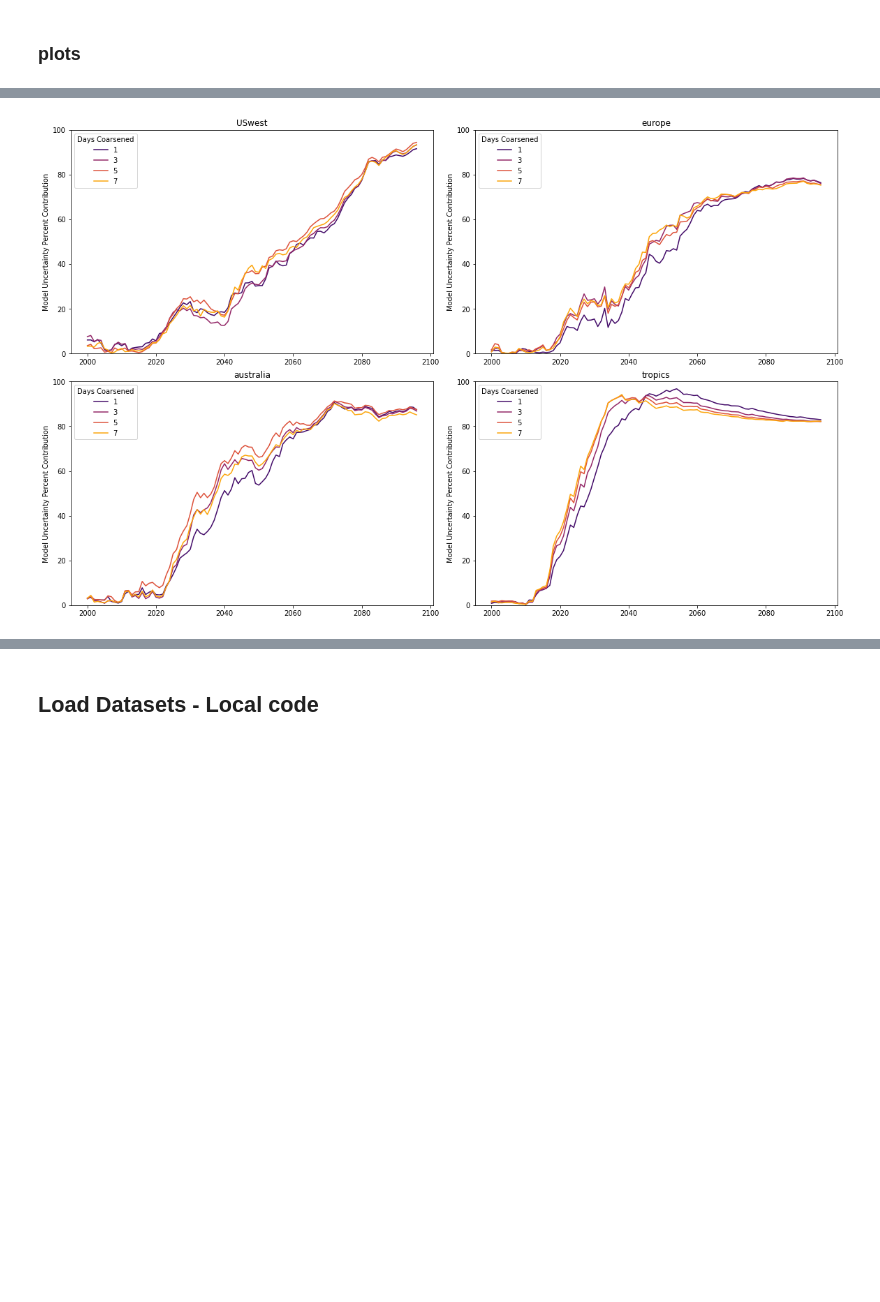
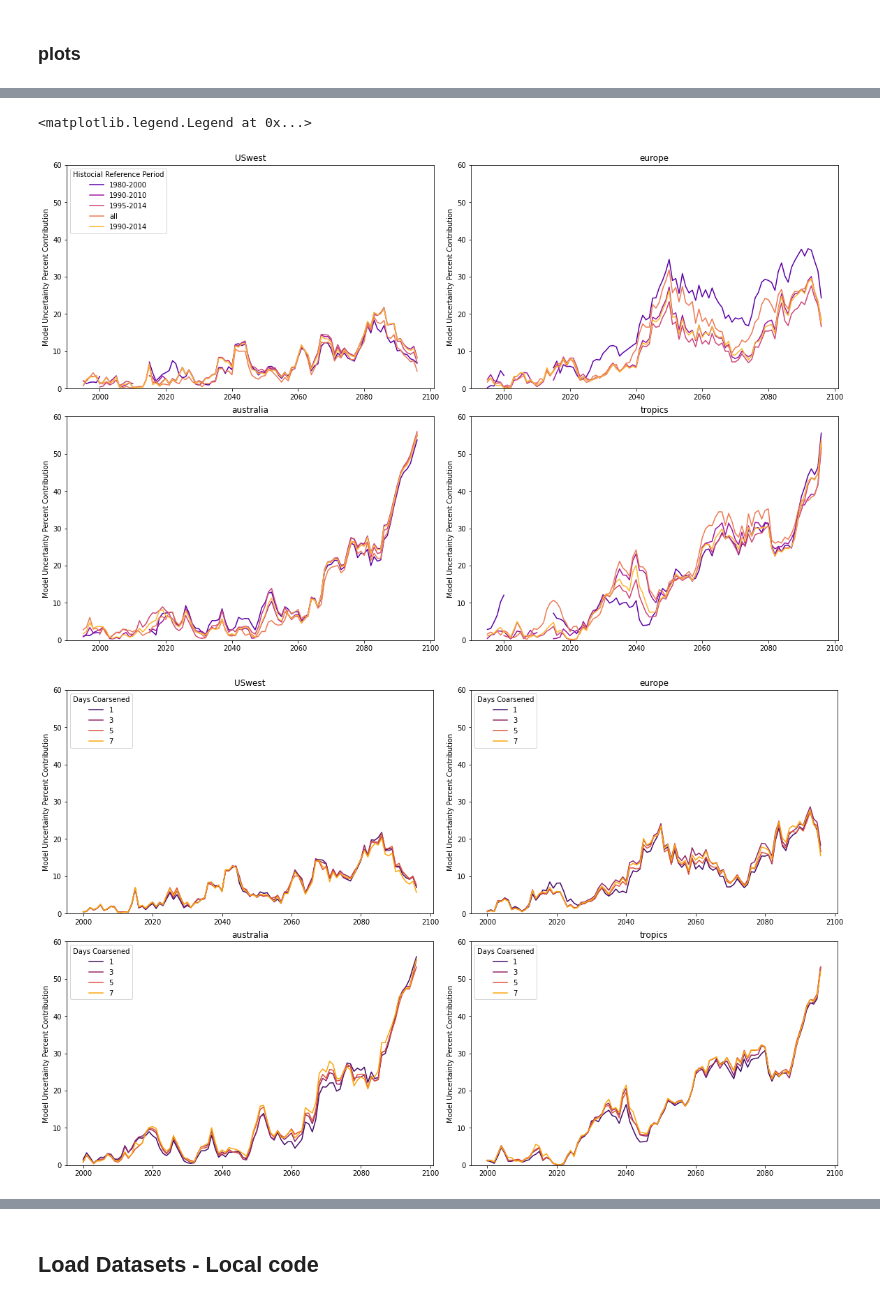
Before and after one commit to MackenzieBlanusa/InternalVariability, a Jupyter notebook: notebooks/SensitivityPlots.ipynb, the cells around one changed output, grey strips where cells are left out. Cells and saved outputs as stored; diff of their text form; code cells hidden in the pictures; blank space fills up the shorter version.

```diff
--- a/notebooks/SensitivityPlots.ipynb
+++ b/notebooks/SensitivityPlots.ipynb
@@ -149,7 +162,7 @@ test_histslice = sensitivity_allregions(parameter='hist_slice',
                                                 'coarsen':1,
                                                 'consec_days':1,
                                                 'rolling_average':10,
-                                                'hist_slice':[slice('1920','1940'),slice('1960','1980'),
+                                                'hist_slice':[slice('1980','2000'),
                                                               slice('1990','2010'),slice('1995','2014'),
                                                               slice(None, None), slice('1990', None)]
                                                }
@@ -314,3 +325,21 @@ for axe,r in zip(axes,regions):
+# %%
+fig,ax = plt.subplots(nrows=2,ncols=2,constrained_layout=True,figsize=(16,10))
+colors = sns.color_palette("plasma", len(test_histslice.concat_dim))
+axes = [ax[0,0],ax[0,1],ax[1,0],ax[1,1]]
+regions = ['USwest','europe','australia','tropics']
+for axe,r in zip(axes,regions):
+    for i in range(len(test_histslice.concat_dim)):
+        axe.plot(test_histslice.sel(region=r).isel(concat_dim=i).time,
+                 test_histslice.sel(region=r).isel(concat_dim=i).MTratio,
+                c=colors[i])
+        axe.set_ylabel('Model Uncertainty Percent Contribution')
+        axe.set_title(r)
+        axe.set_ylim(0,60)
+labels = ['1980-2000','1990-2010','1995-2014','all','1990-2014']
+ax[0,0].legend(labels=labels,loc=2,title='Histocial Reference Period')
+# %% [output]
+<matplotlib.legend.Legend at 0x...>
+[figure, added]
 # %%
 fig,ax = plt.subplots(nrows=2,ncols=2,constrained_layout=True,figsize=(16,10))
 colors = sns.color_palette("inferno", len(test_coarsen.concat_dim))
@@ -324,9 +353,9 @@ for axe,r in zip(axes,regions):
         axe.legend(labels=labels,loc=2,title='Days Coarsened')
         axe.set_ylabel('Model Uncertainty Percent Contribution')
         axe.set_title(r)
-        axe.set_ylim(0,100)
+        axe.set_ylim(0,60)
 # %% [output]
-[figure, old version]
+[figure, new version]
 # %%
 fig,ax = plt.subplots(nrows=2,ncols=2,constrained_layout=True,figsize=(16,10))
 colors = sns.color_palette("inferno", len(test_conseq.concat_dim))
```
Also changed, not shown: parts of 12 cells of this notebook.
